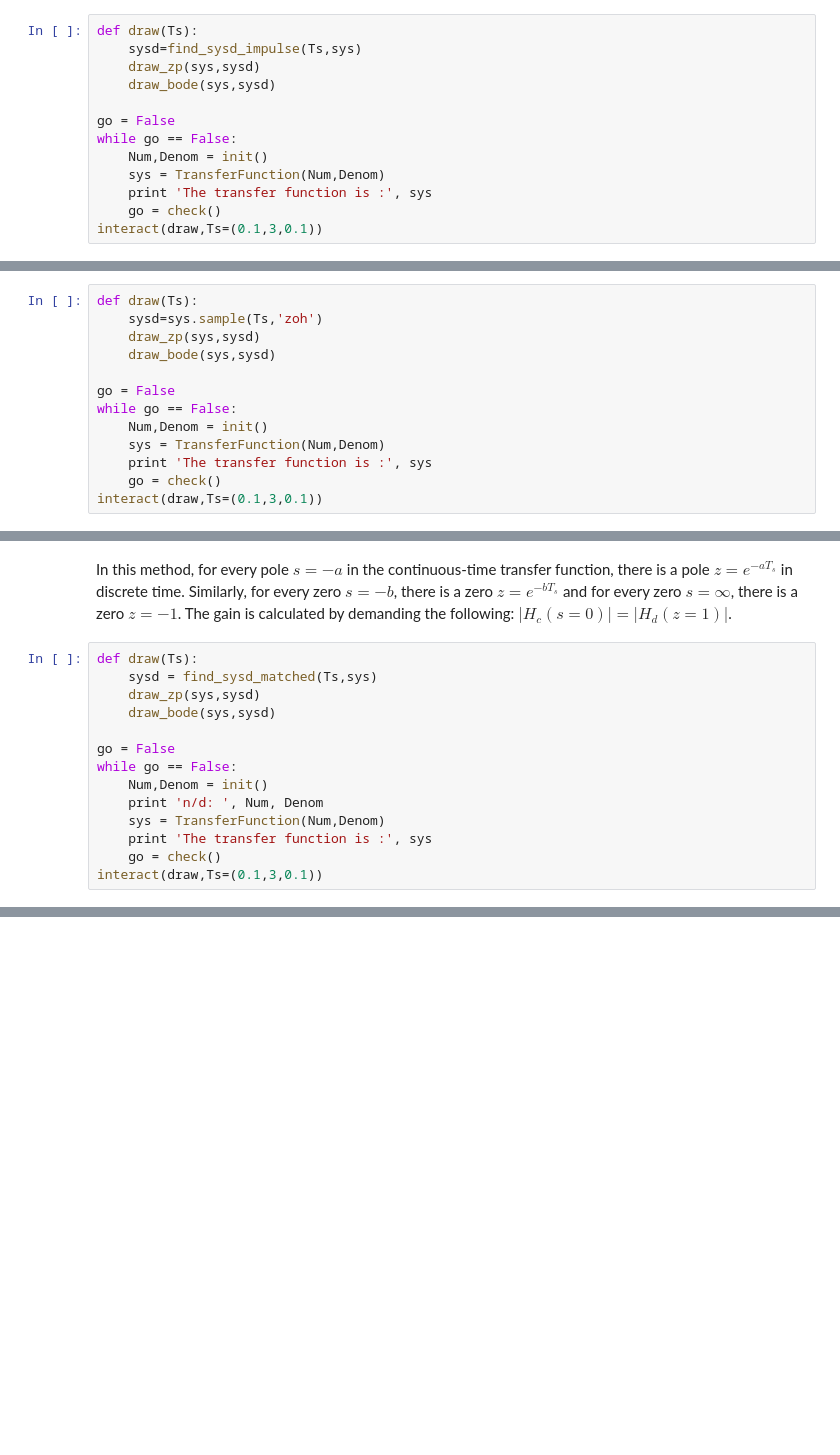
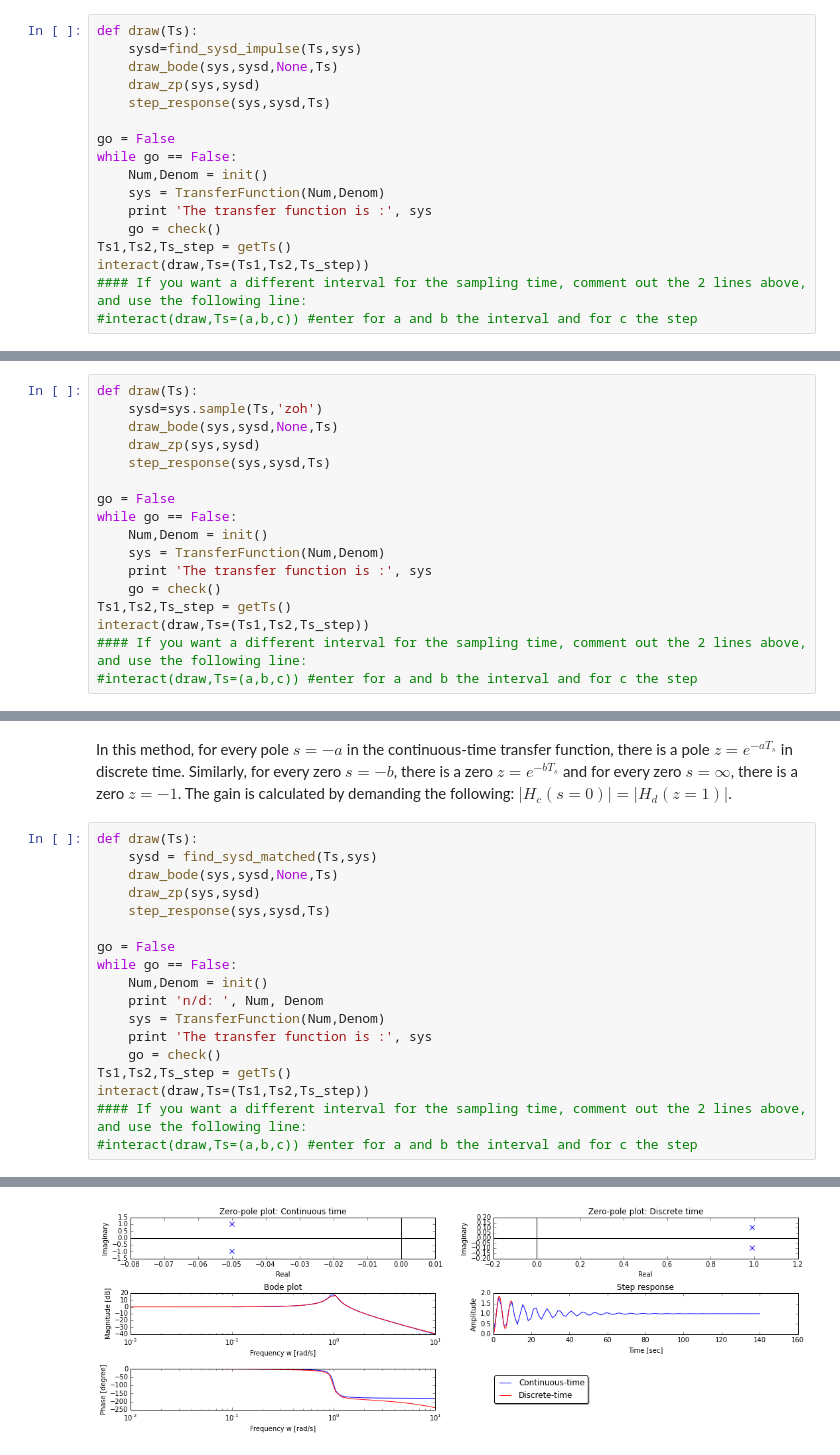
Before and after one commit to claesenm/kul-systeemtheorie, a Jupyter notebook: notebooks/Discretization.ipynb, the cells around one changed output, grey strips where cells are left out. Cells and saved outputs as stored; diff of their text form; blank space fills up the shorter version.

```diff
--- a/notebooks/Discretization.ipynb
+++ b/notebooks/Discretization.ipynb
@@ -94,8 +136,9 @@ This method is used when you want the discrete-time system to have the same impu
 # %%
 def draw(Ts):
     sysd=find_sysd_impulse(Ts,sys)
+    draw_bode(sys,sysd,None,Ts)
     draw_zp(sys,sysd)
-    draw_bode(sys,sysd)
+    step_response(sys,sysd,Ts)
 
 go = False
 while go == False:
@@ -103,7 +146,10 @@ while go == False:
     sys = TransferFunction(Num,Denom)
     print 'The transfer function is :', sys
     go = check()
-interact(draw,Ts=(0.1,3,0.1))
+Ts1,Ts2,Ts_step = getTs()
+interact(draw,Ts=(Ts1,Ts2,Ts_step))
+#### If you want a different interval for the sampling time, comment out the 2 lines above, and use the following line:
+#interact(draw,Ts=(a,b,c)) #enter for a and b the interval and for c the step
 # %% [markdown]
 # Step invariant method
 # %% [markdown]
@@ -113,8 +159,9 @@ This method is used when you want the discrete-time system to have the same step
 # %%
 def draw(Ts):
     sysd=sys.sample(Ts,'zoh')
+    draw_bode(sys,sysd,None,Ts)
     draw_zp(sys,sysd)
-    draw_bode(sys,sysd)
+    step_response(sys,sysd,Ts)
 
 go = False
 while go == False:
@@ -122,7 +169,10 @@ while go == False:
     sys = TransferFunction(Num,Denom)
     print 'The transfer function is :', sys
     go = check()
-interact(draw,Ts=(0.1,3,0.1))
+Ts1,Ts2,Ts_step = getTs()
+interact(draw,Ts=(Ts1,Ts2,Ts_step))
+#### If you want a different interval for the sampling time, comment out the 2 lines above, and use the following line:
+#interact(draw,Ts=(a,b,c)) #enter for a and b the interval and for c the step
 # %% [markdown]
 # Zero-pole matching
 # %% [markdown]
@@ -130,8 +180,9 @@ In this method, for every pole $s = -a$ in the continuous-time transfer function
 # %%
 def draw(Ts):
     sysd = find_sysd_matched(Ts,sys)
+    draw_bode(sys,sysd,None,Ts)
     draw_zp(sys,sysd)
-    draw_bode(sys,sysd)
+    step_response(sys,sysd,Ts)
 
 go = False
 while go == False:
@@ -140,4 +191,8 @@ while go == False:
     sys = TransferFunction(Num,Denom)
     print 'The transfer function is :', sys
     go = check()
-interact(draw,Ts=(0.1,3,0.1))
+Ts1,Ts2,Ts_step = getTs()
+interact(draw,Ts=(Ts1,Ts2,Ts_step))
+#### If you want a different interval for the sampling time, comment out the 2 lines above, and use the following line:
+#interact(draw,Ts=(a,b,c)) #enter for a and b the interval and for c the step
+# %% [output]
@@ -143,0 +210 @@ interact(draw,Ts=(0.1,3,0.1))
+[figure, added]
```
Also changed, not shown: parts of 4 cells of this notebook, 1 other file.
